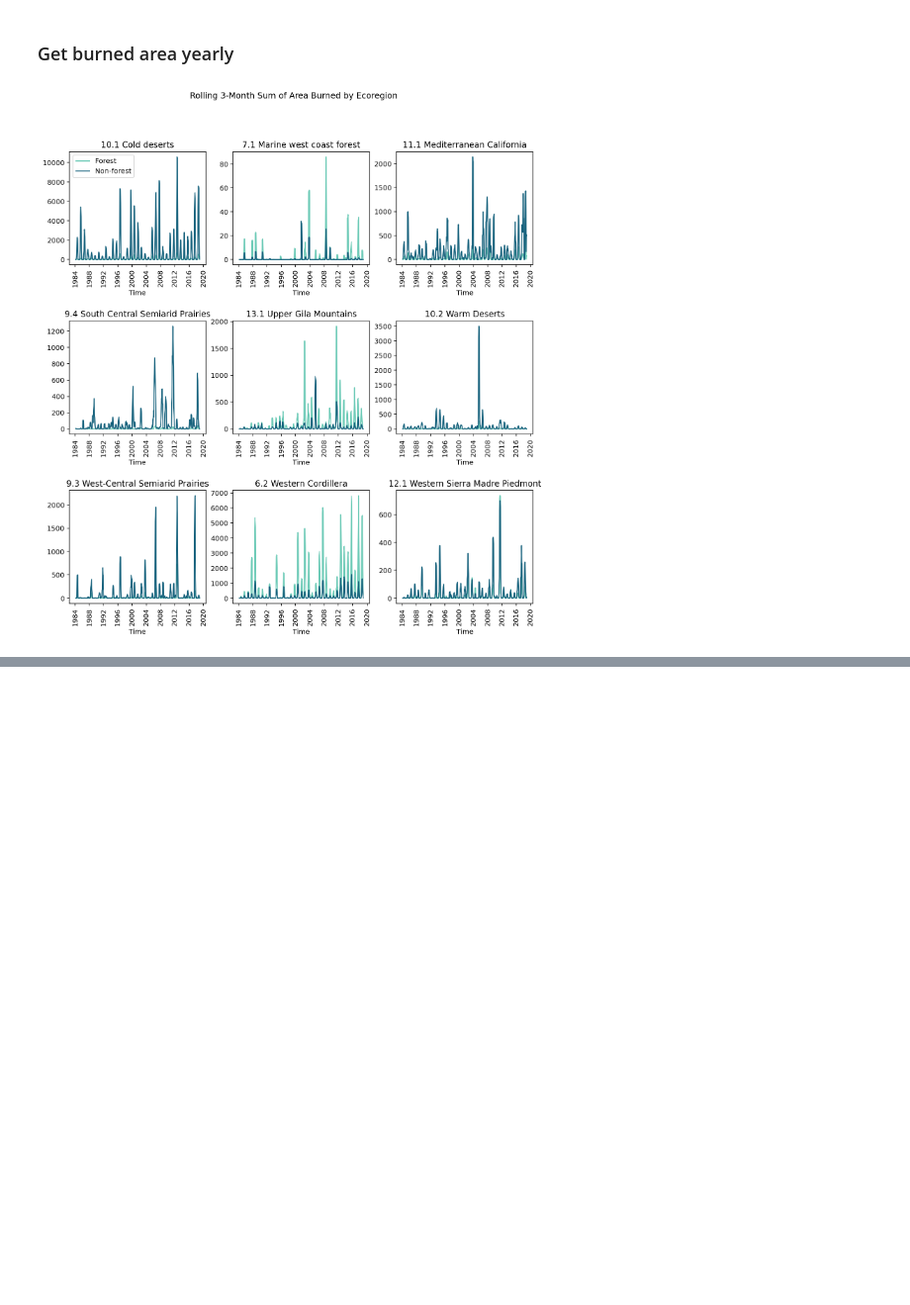
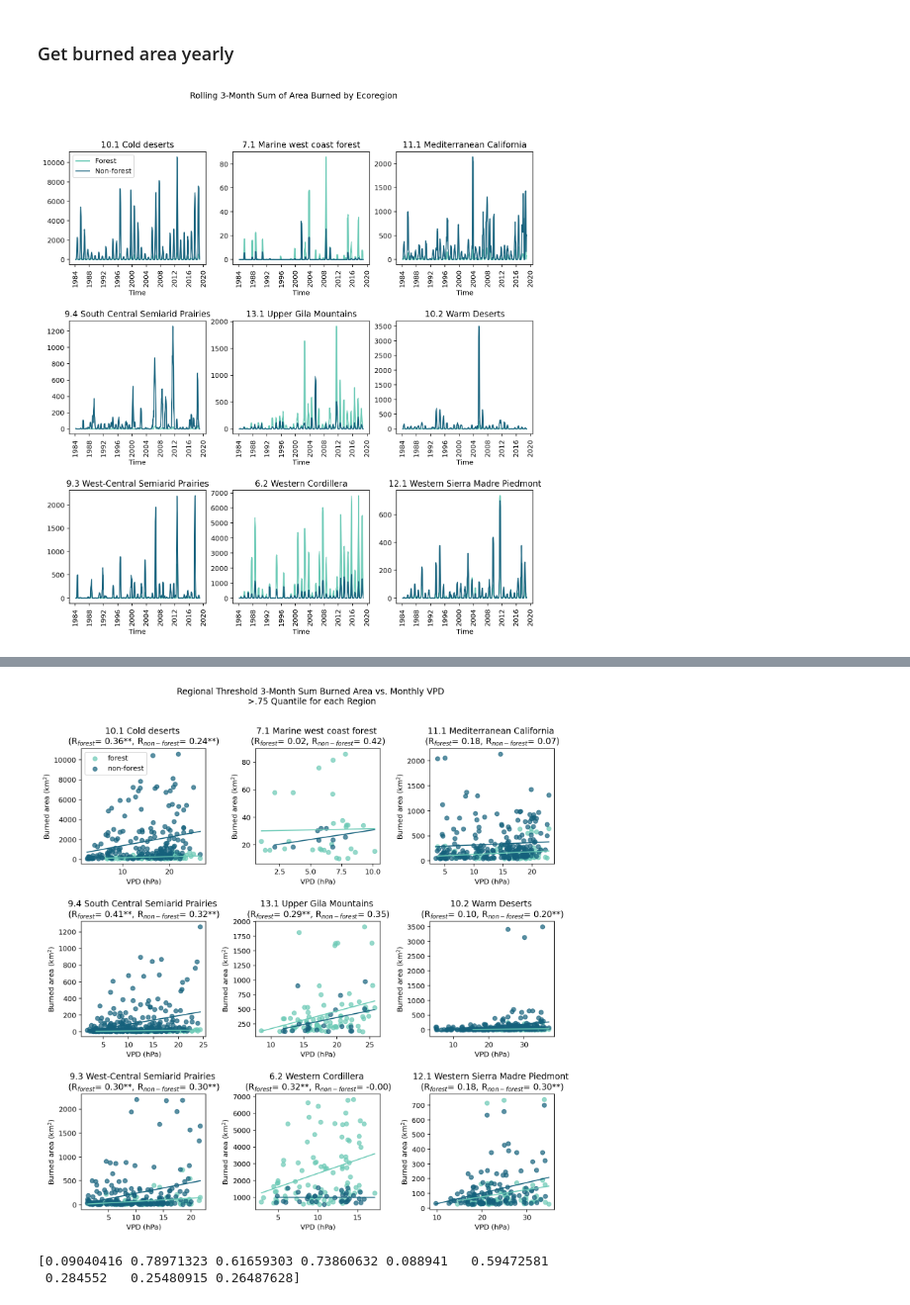
Before and after one commit to cjuang/rces-final-project, a Jupyter notebook: rces-final-project.ipynb, the cells around one changed output, grey strips where cells are left out. Shown at 99% size. Saved outputs shown, nothing was run; the diff lists cells and outputs as text; code cells hidden in the pictures; blank space fills up the shorter version.

Commit message:
two ways to do correlation with quantile

```diff
--- a/rces-final-project.ipynb
+++ b/rces-final-project.ipynb
@@ -286,0 +311,15 @@ tmpmaskxfo = burnxfomoroll > tmpquantxfo
+# %%
+# get masked burn area
+tmpburnfo = burnfomoroll.where(tmpmaskfo, drop=True)
+tmpburnxfo = burnxfomoroll.where(tmpmaskxfo, drop=True)
+
+# get masked vpd
+tmpvpdfo = month_vpd.where(tmpmaskfo, drop=True)
+tmpvpdxfo = month_vpd.where(tmpmaskxfo, drop=True)
+
+#tmpburnyrfo = burnfomoroll.where(tmpmaskfo).resample(indexer={'time':'Y'}).sum()
+#tmpburnyrxfo = burnxfomoroll.where(tmpmaskfo).resample(indexer={'time':'Y'}).sum()
+
+# get masked vpd
+#tmpvpdyrfo = month_vpd.where(tmpmaskfo).resample(indexer={'time':'Y'}).mean(skipna=True)
+#tmpvpdyrxfo = month_vpd.where(tmpmaskxfo).resample(indexer={'time':'Y'}).mean(skipna=True)
@@ -286,0 +375,48 @@ tmpmaskxfo = burnxfomoroll > tmpquantxfo
+# %%
+# graph the values
+
+# plot the graph
+
+# plot
+fig, ax = plt.subplots(3,3, figsize=(12, 12))
+
+counter = 0
+for index in range(0,3):
+    for jndex in range(0,3):
+        tmpvpd = tmpvpdfo[:, counter].dropna(dim='time')
+        tmpburn = tmpburnfo[:, counter].dropna(dim='time')
+        tmpvpd2 = tmpvpdxfo[:, counter].dropna(dim='time')
+        tmpburn2 = tmpburnxfo[:, counter].dropna(dim='time')
+        # create linspace to graph the trendlines
+        tmpline = np.linspace(tmpvpd.min(), tmpvpd.max(), 100)
+        tmpline2 = np.linspace(tmpvpd2.min(), tmpvpd.max(), 100)
+        # plot
+        ax[index,jndex].scatter(tmpvpd, tmpburn, color=palette[0], alpha=0.7, label='forest')
+        ax[index,jndex].plot(tmpline, (tmpline*mfo[counter] + bfo[counter]), color=palette[0])
+        ax[index,jndex].scatter(tmpvpd2, tmpburn2, color=palette[1], alpha=0.7, label='non-forest')
+        ax[index,jndex].plot(tmpline2, (tmpline2*mxfo[counter] + bxfo[counter]), color=palette[1])
+        counter += 1
+
+# decorate
+
+ax[0,0].set_title('10.1 Cold deserts \n(R$_{forest}$= %.2f**, R$_{non-forest}$= %.2f**)' % (corrfo[0], corrxfo[0]))
+ax[0,1].set_title('7.1 Marine west coast forest \n(R$_{forest}$= %.2f, R$_{non-forest}$= %.2f)' % (corrfo[1], corrxfo[1]))
+ax[0,2].set_title('11.1 Mediterranean California \n(R$_{forest}$= %.2f, R$_{non-forest}$= %.2f)' % (corrfo[2], corrxfo[2]))
+ax[1,0].set_title('9.4 South Central Semiarid Prairies \n(R$_{forest}$= %.2f**, R$_{non-forest}$= %.2f**)' % (corrfo[3], corrxfo[3]))
+ax[1,1].set_title('13.1 Upper Gila Mountains \n(R$_{forest}$= %.2f**, R$_{non-forest}$= %.2f)' % (corrfo[4], corrxfo[4]))
+ax[1,2].set_title('10.2 Warm Deserts \n(R$_{forest}$= %.2f, R$_{non-forest}$= %.2f**)' % (corrfo[5], corrxfo[5]))
+ax[2,0].set_title('9.3 West-Central Semiarid Prairies \n(R$_{forest}$= %.2f**, R$_{non-forest}$= %.2f**)' % (corrfo[6], corrxfo[6]))
+ax[2,1].set_title('6.2 Western Cordillera \n(R$_{forest}$= %.2f**, R$_{non-forest}$= %.2f)' % (corrfo[7], corrxfo[7]))
+ax[2,2].set_title('12.1 Western Sierra Madre Piedmont \n(R$_{forest}$= %.2f, R$_{non-forest}$= %.2f**)' % (corrfo[8], corrxfo[8]))
+
+for index in range(0,3):
+    for jndex in range(0,3):
+        ax[index, jndex].set_ylabel('Burned area (km$^2$)')
+        ax[index, jndex].set_xlabel('VPD (hPa)')
+
+ax[0,0].legend(loc='upper left')
+plt.suptitle('Regional Threshold 3-Month Sum Burned Area vs. Monthly VPD\n >.75 Quantile for each Region')
+plt.subplots_adjust(hspace = 0.5)
+plt.subplots_adjust(wspace = 0.4)
+# %% [output]
+[figure, added]
@@ -286,0 +467,6 @@ tmpmaskxfo = burnxfomoroll > tmpquantxfo
+# %%
+# significance for forested burn area vs. VPD correlation
+print(sigfo)
+# %% [output]
+[0.09040416 0.78971323 0.61659303 0.73860632 0.088941   0.59472581
+ 0.284552   0.25480915 0.26487628]
```
Also changed, not shown: parts of 14 cells of this notebook.
